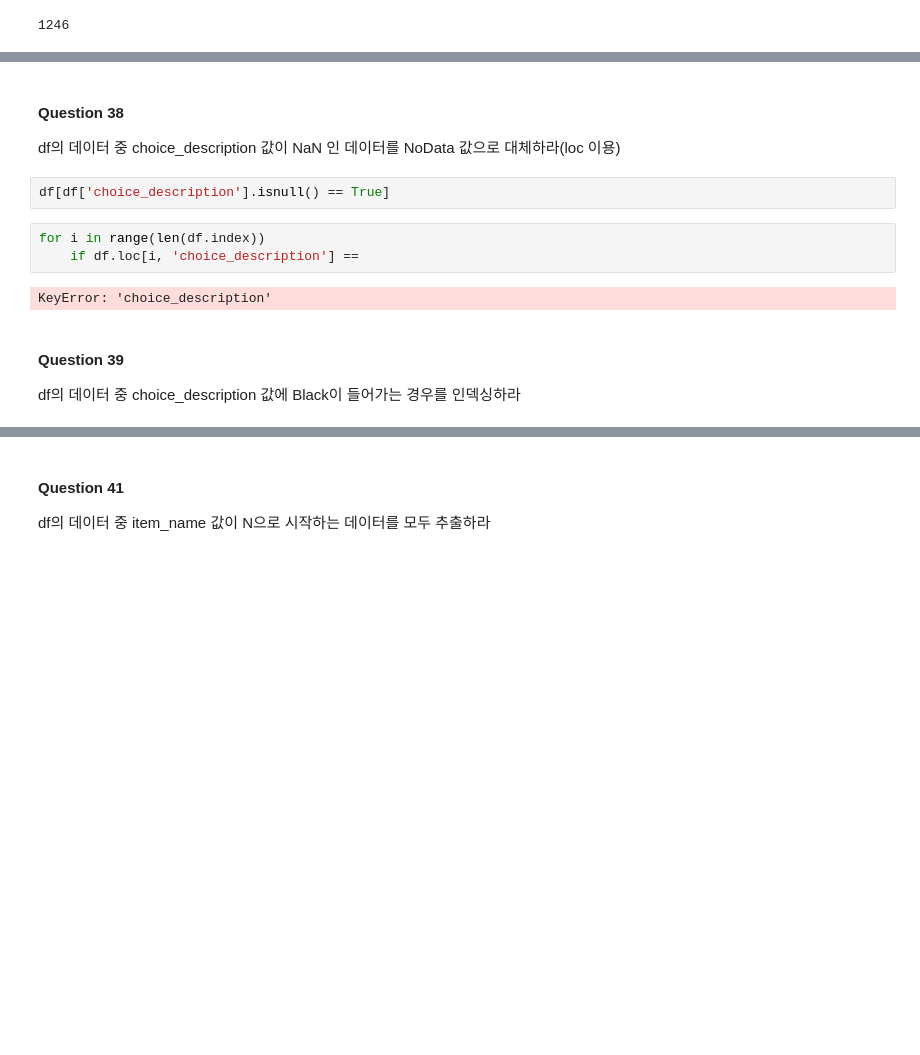
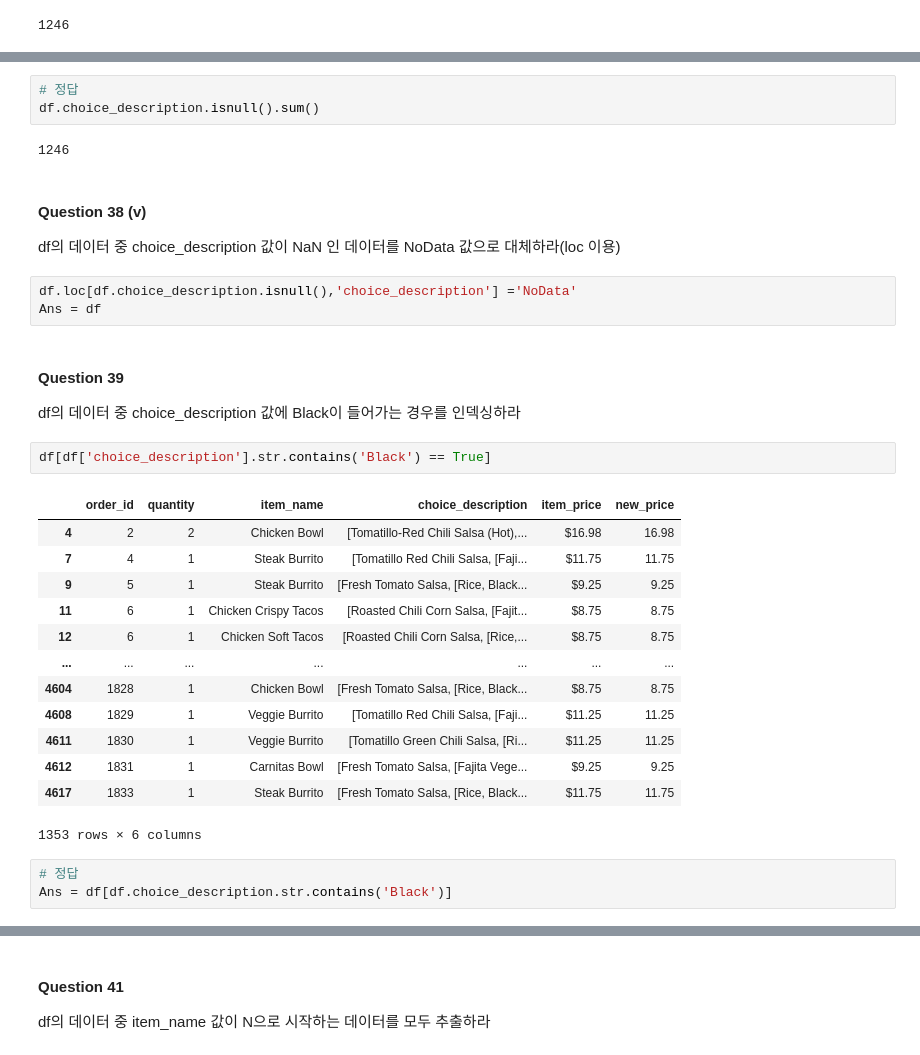
Before and after one commit to Jeeunun/Pandas, a Jupyter notebook: 전처리_100문제_기본함수_익히기/02_Filtering&Sorting.ipynb, the cells around one changed output, grey strips where cells are left out. Saved outputs shown, nothing was run; the diff lists cells and outputs as text; blank space fills up the shorter version.

```diff
--- a/전처리_100문제_기본함수_익히기/02_Filtering&Sorting.ipynb
+++ b/전처리_100문제_기본함수_익히기/02_Filtering&Sorting.ipynb
@@ -365,16 +354,36 @@ df['choice_description'].isna().sum()
+# %%
+# 정답
+df.choice_description.isnull().sum()
+# %% [output]
+1246
 # %% [markdown]
-#### Question 38
+#### Question 38 (v)
 
 df의 데이터 중 choice_description 값이 NaN 인 데이터를 NoData 값으로 대체하라(loc 이용)
 # %%
-df[df['choice_description'].isnull() == True]
+df.loc[df.choice_description.isnull(),'choice_description'] ='NoData'
+Ans = df
-# %%
-for i in range(len(df.index))
-    if df.loc[i, 'choice_description'] ==
-# %% [output]
-KeyError: 'choice_description'
 # %% [markdown]
 #### Question 39
 
 df의 데이터 중 choice_description 값에 Black이 들어가는 경우를 인덱싱하라
+# %%
+df[df['choice_description'].str.contains('Black') == True]
+# %% [output]
+|  | order_id | quantity | item_name | choice_description | item_price | new_price |
+| 4 | 2 | 2 | Chicken Bowl | [Tomatillo-Red Chili Salsa (Hot),... | $16.98 | 16.98 |
+| 7 | 4 | 1 | Steak Burrito | [Tomatillo Red Chili Salsa, [Faji... | $11.75 | 11.75 |
+| 9 | 5 | 1 | Steak Burrito | [Fresh Tomato Salsa, [Rice, Black... | $9.25 | 9.25 |
+| 11 | 6 | 1 | Chicken Crispy Tacos | [Roasted Chili Corn Salsa, [Fajit... | $8.75 | 8.75 |
+| 12 | 6 | 1 | Chicken Soft Tacos | [Roasted Chili Corn Salsa, [Rice,... | $8.75 | 8.75 |
+| ... | ... | ... | ... | ... | ... | ... |
+| 4604 | 1828 | 1 | Chicken Bowl | [Fresh Tomato Salsa, [Rice, Black... | $8.75 | 8.75 |
+| 4608 | 1829 | 1 | Veggie Burrito | [Tomatillo Red Chili Salsa, [Faji... | $11.25 | 11.25 |
+| 4611 | 1830 | 1 | Veggie Burrito | [Tomatillo Green Chili Salsa, [Ri... | $11.25 | 11.25 |
+| 4612 | 1831 | 1 | Carnitas Bowl | [Fresh Tomato Salsa, [Fajita Vege... | $9.25 | 9.25 |
+| 4617 | 1833 | 1 | Steak Burrito | [Fresh Tomato Salsa, [Rice, Black... | $11.75 | 11.75 |
+1353 rows × 6 columns
+# %%
+# 정답
+Ans = df[df.choice_description.str.contains('Black')]
 # %% [markdown]
```
Also changed, not shown: parts of 9 cells of this notebook, 1 other file.
